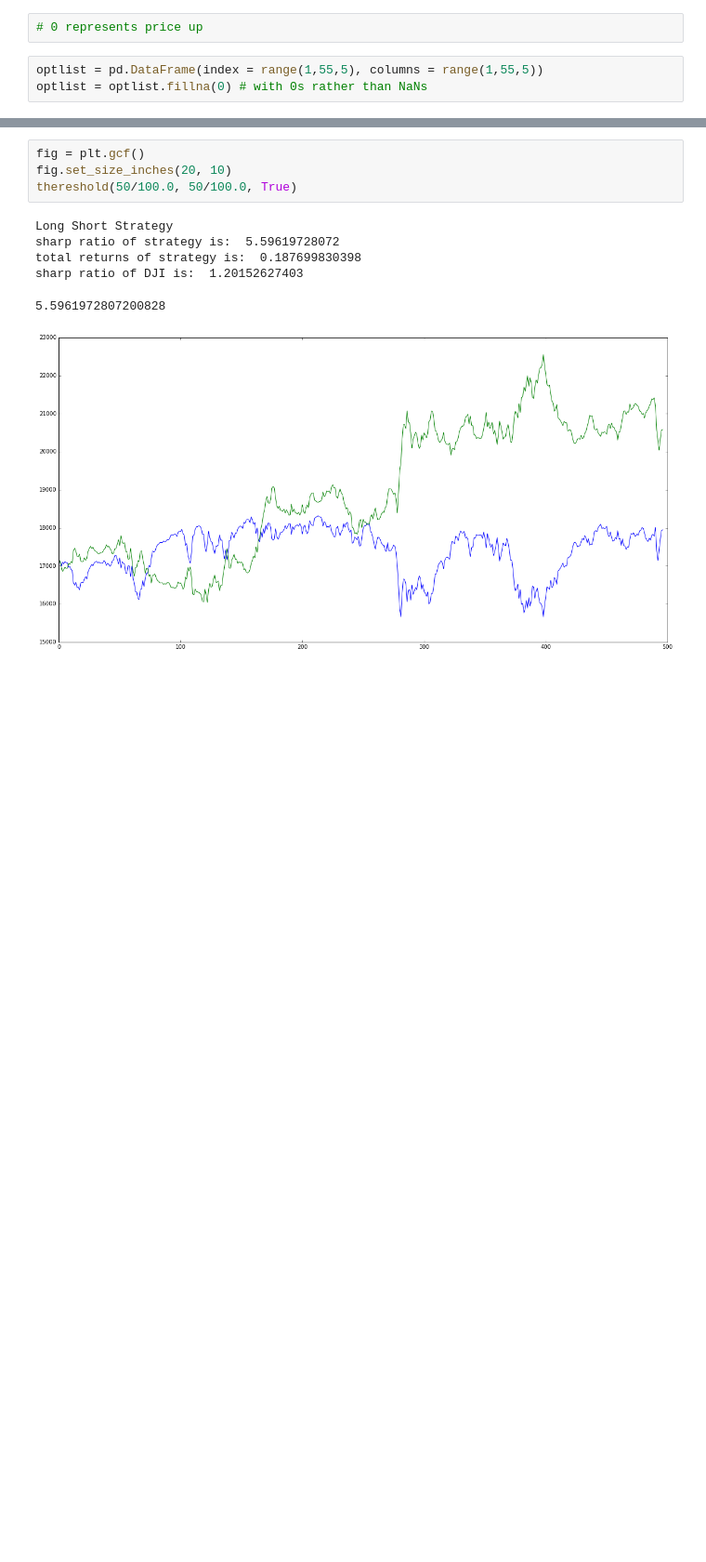
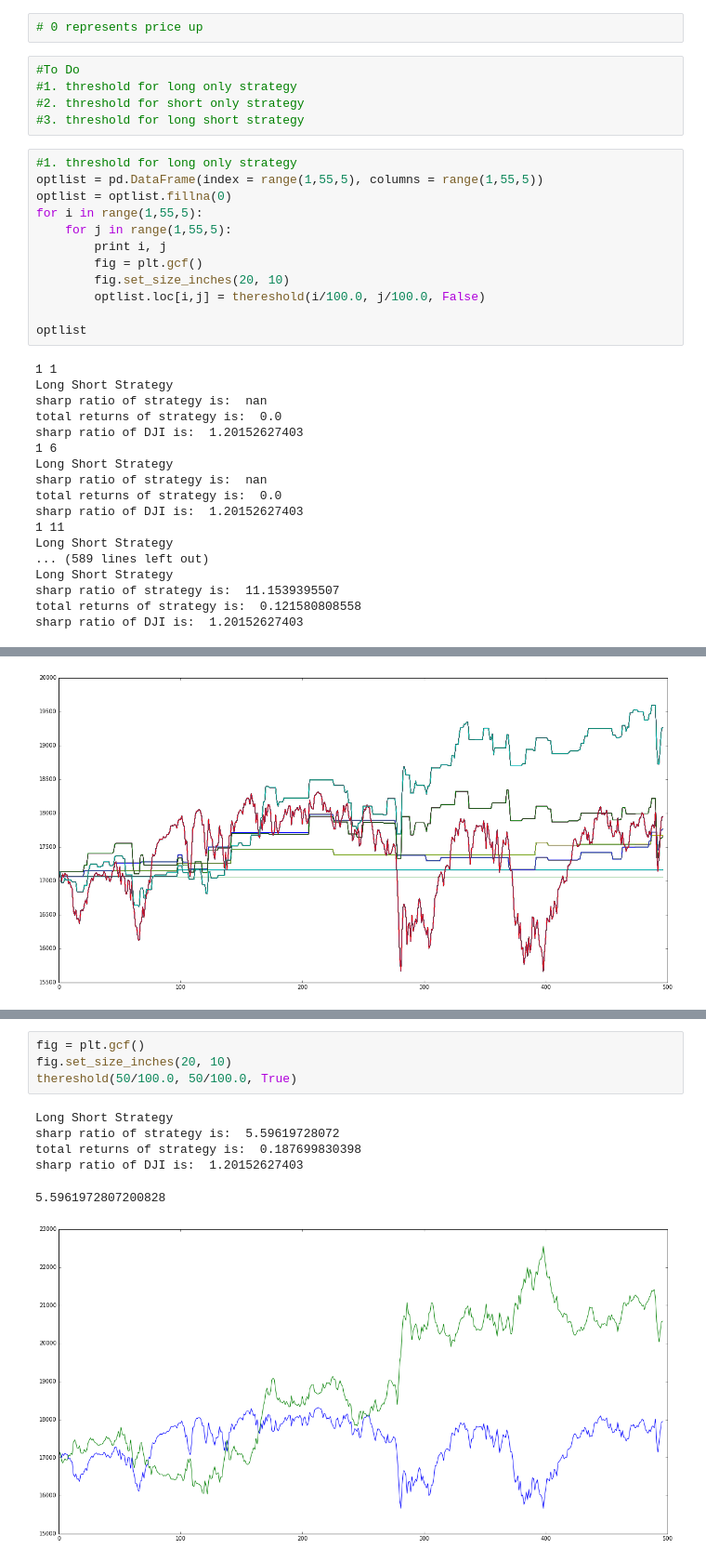
Before and after one commit to TZstatsADS/Fall2016-proj5-grp13, a Jupyter notebook: lib/main.ipynb, the cells around one changed output, grey strips where cells are left out. Shown at 93% size. Cells and saved outputs as stored; diff of their text form; blank space fills up the shorter version.

Commit message:
long only and long short strategies

```diff
--- a/lib/main.ipynb
+++ b/lib/main.ipynb
@@ -486,5 +486,37 @@ def thereshold(m, n, short = False):
 # %%
 # 0 represents price up
-# %%
-optlist = pd.DataFrame(index = range(1,55,5), columns = range(1,55,5))
-optlist = optlist.fillna(0) # with 0s rather than NaNs
+# %%
+#To Do
+#1. threshold for long only strategy
+#2. threshold for short only strategy
+#3. threshold for long short strategy
+# %%
+#1. threshold for long only strategy
+optlist = pd.DataFrame(index = range(1,55,5), columns = range(1,55,5))
+optlist = optlist.fillna(0)
+for i in range(1,55,5):
+    for j in range(1,55,5):
+        print i, j
+        fig = plt.gcf()
+        fig.set_size_inches(20, 10)
+        optlist.loc[i,j] = thereshold(i/100.0, j/100.0, False)
+
+optlist
+# %% [output]
+1 1
+Long Short Strategy
+sharp ratio of strategy is:  nan
+total returns of strategy is:  0.0
+sharp ratio of DJI is:  1.20152627403
+1 6
+Long Short Strategy
+sharp ratio of strategy is:  nan
+total returns of strategy is:  0.0
+sharp ratio of DJI is:  1.20152627403
+1 11
+Long Short Strategy
+... (589 lines left out)
+Long Short Strategy
+sharp ratio of strategy is:  11.1539395507
+total returns of strategy is:  0.121580808558
+sharp ratio of DJI is:  1.20152627403
@@ -490,0 +535 @@ optlist = optlist.fillna(0) # with 0s rather than NaNs
+[figure, added]
```
Also changed, not shown: parts of 9 cells of this notebook.
